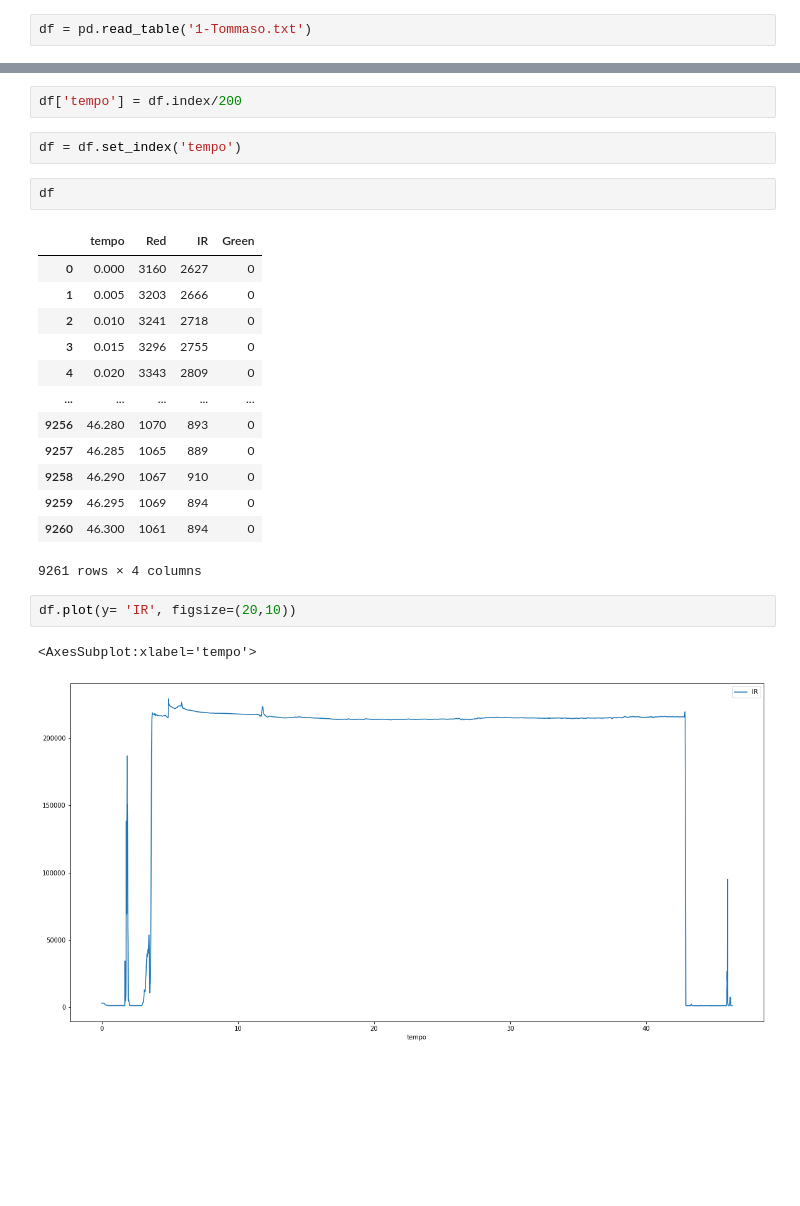
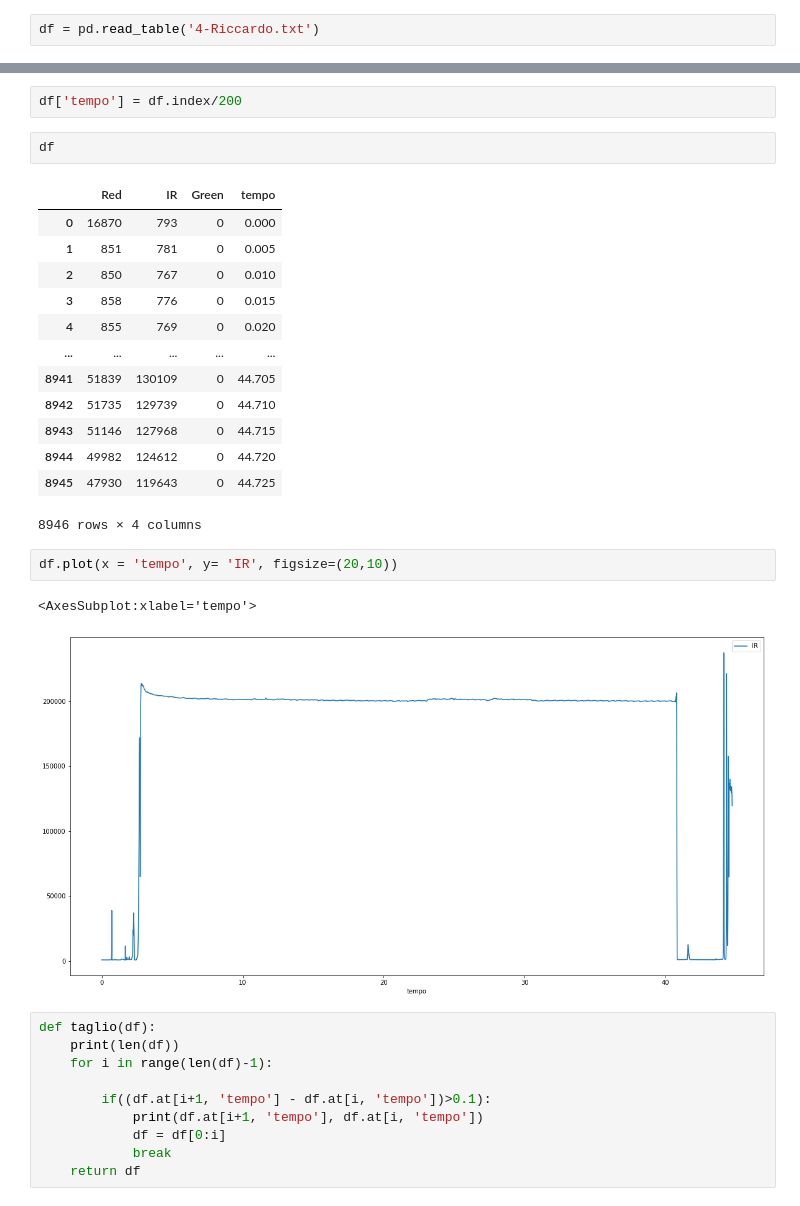
Before and after one commit to 221eSmact/PPG-p2, a Jupyter notebook: code/report.ipynb, the cells around one changed output, grey strips where cells are left out. Drawn from its saved outputs; the diff is of its cells as text; blank space fills up the shorter version.

```diff
--- a/code/report.ipynb
+++ b/code/report.ipynb
@@ -8,33 +10,41 @@ os.getcwd()
 # %% [output]
 'c:\\Users\\Utente\\Documents\\PPG-p2\\data'
 # %%
-df = pd.read_table('1-Tommaso.txt')
+df = pd.read_table('4-Riccardo.txt')
 # %%
 df = df.iloc[:,-3:]
 # %%
 df = df.rename(columns={'PPG_RED.' : 'Red', 'PPG_IR.': 'IR', 'PPG_GREEN.':'Green'})
 # %%
 df['tempo'] = df.index/200
-# %%
-df = df.set_index('tempo')
 # %%
 df
 # %% [output]
-|  | tempo | Red | IR | Green |
-| 0 | 0.000 | 3160 | 2627 | 0 |
-| 1 | 0.005 | 3203 | 2666 | 0 |
-| 2 | 0.010 | 3241 | 2718 | 0 |
-| 3 | 0.015 | 3296 | 2755 | 0 |
-| 4 | 0.020 | 3343 | 2809 | 0 |
+|  | Red | IR | Green | tempo |
+| 0 | 16870 | 793 | 0 | 0.000 |
+| 1 | 851 | 781 | 0 | 0.005 |
+| 2 | 850 | 767 | 0 | 0.010 |
+| 3 | 858 | 776 | 0 | 0.015 |
+| 4 | 855 | 769 | 0 | 0.020 |
 | ... | ... | ... | ... | ... |
-| 9256 | 46.280 | 1070 | 893 | 0 |
-| 9257 | 46.285 | 1065 | 889 | 0 |
-| 9258 | 46.290 | 1067 | 910 | 0 |
-| 9259 | 46.295 | 1069 | 894 | 0 |
-| 9260 | 46.300 | 1061 | 894 | 0 |
+| 8941 | 51839 | 130109 | 0 | 44.705 |
+| 8942 | 51735 | 129739 | 0 | 44.710 |
+| 8943 | 51146 | 127968 | 0 | 44.715 |
+| 8944 | 49982 | 124612 | 0 | 44.720 |
+| 8945 | 47930 | 119643 | 0 | 44.725 |
-9261 rows × 4 columns
+8946 rows × 4 columns
 # %%
-df.plot(y= 'IR', figsize=(20,10))
+df.plot(x = 'tempo', y= 'IR', figsize=(20,10))
 # %% [output]
 <AxesSubplot:xlabel='tempo'>
-[figure, old version]
+[figure, new version]
+# %%
+def taglio(df):
+    print(len(df))
+    for i in range(len(df)-1):
+
+        if((df.at[i+1, 'tempo'] - df.at[i, 'tempo'])>0.1):
+            print(df.at[i+1, 'tempo'], df.at[i, 'tempo'])
+            df = df[0:i]
+            break
+    return df
```
Also changed, not shown: parts of 11 cells of this notebook.
